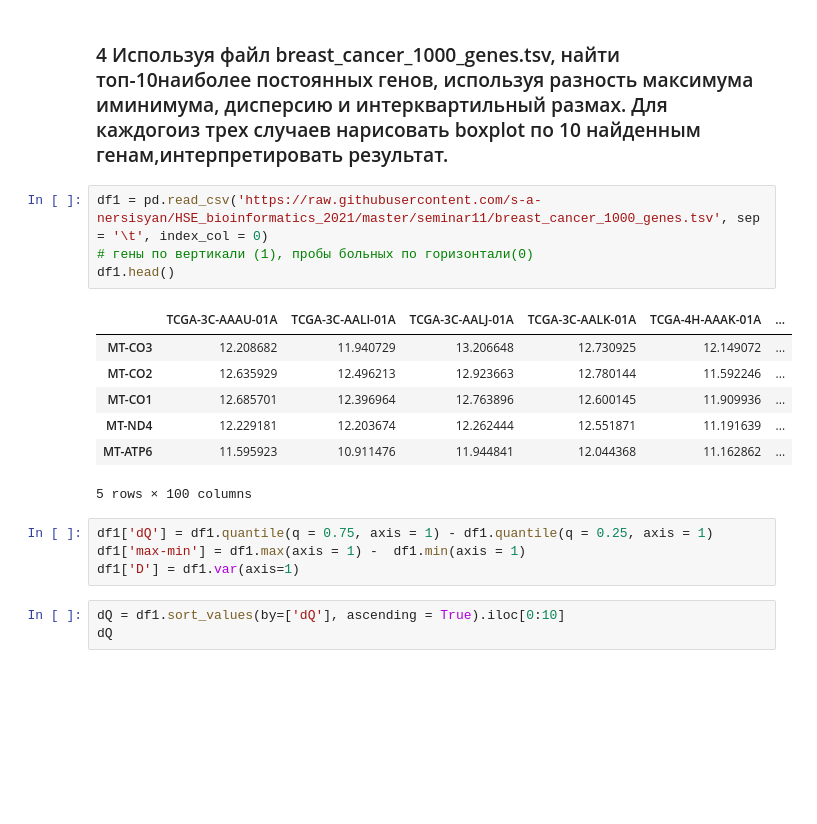
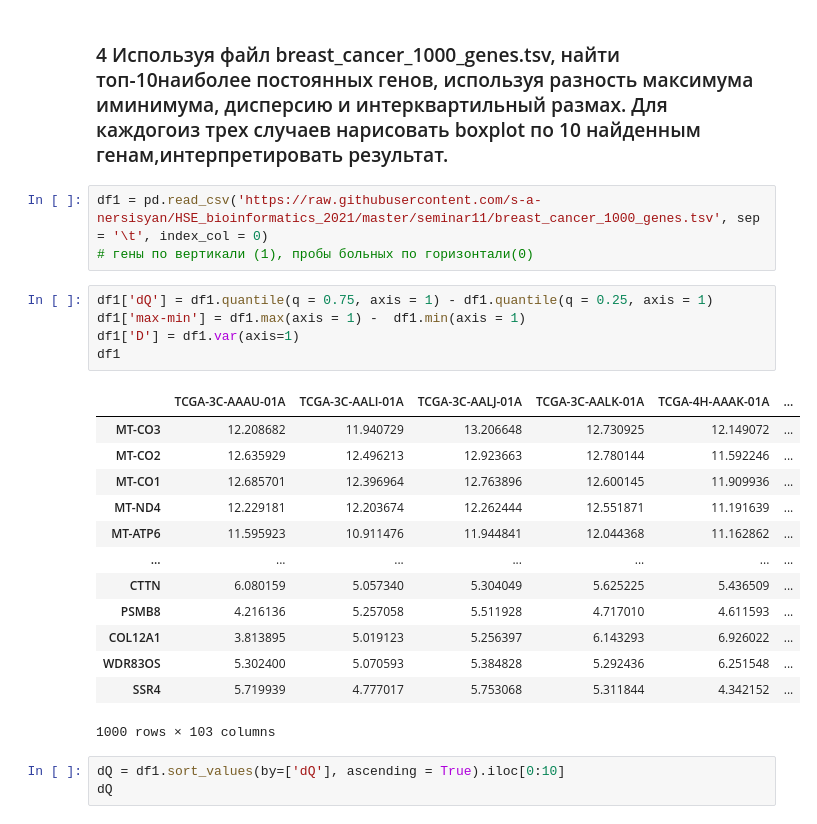
Before and after one commit to eentartetekunst/sem11, a Jupyter notebook: HW11.ipynb, the cells around one changed output. Drawn from its saved outputs; the diff is of its cells as text; blank space fills up the shorter version.

```diff
--- a/HW11.ipynb
+++ b/HW11.ipynb
@@ -24,19 +39,25 @@ df.loc['S^2 - Lambda'] = np.abs(df.loc['S^2'] - Lambda)
 # %%
 df1 = pd.read_csv('https://raw.githubusercontent.com/s-a-nersisyan/HSE_bioinformatics_2021/master/seminar11/breast_cancer_1000_genes.tsv', sep = '\t', index_col = 0)
 # гены по вертикали (1), пробы больных по горизонтали(0)
-df1.head()
-# %% [output]
-|  | TCGA-3C-AAAU-01A | TCGA-3C-AALI-01A | TCGA-3C-AALJ-01A | TCGA-3C-AALK-01A | TCGA-4H-AAAK-01A | ... |
-| MT-CO3 | 12.208682 | 11.940729 | 13.206648 | 12.730925 | 12.149072 | ... |
-| MT-CO2 | 12.635929 | 12.496213 | 12.923663 | 12.780144 | 11.592246 | ... |
-| MT-CO1 | 12.685701 | 12.396964 | 12.763896 | 12.600145 | 11.909936 | ... |
-| MT-ND4 | 12.229181 | 12.203674 | 12.262444 | 12.551871 | 11.191639 | ... |
-| MT-ATP6 | 11.595923 | 10.911476 | 11.944841 | 12.044368 | 11.162862 | ... |
-5 rows × 100 columns
 # %%
 df1['dQ'] = df1.quantile(q = 0.75, axis = 1) - df1.quantile(q = 0.25, axis = 1)
 df1['max-min'] = df1.max(axis = 1) -  df1.min(axis = 1)
 df1['D'] = df1.var(axis=1)
+df1
+# %% [output]
+|  | TCGA-3C-AAAU-01A | TCGA-3C-AALI-01A | TCGA-3C-AALJ-01A | TCGA-3C-AALK-01A | TCGA-4H-AAAK-01A | ... |
+| MT-CO3 | 12.208682 | 11.940729 | 13.206648 | 12.730925 | 12.149072 | ... |
+| MT-CO2 | 12.635929 | 12.496213 | 12.923663 | 12.780144 | 11.592246 | ... |
+| MT-CO1 | 12.685701 | 12.396964 | 12.763896 | 12.600145 | 11.909936 | ... |
+| MT-ND4 | 12.229181 | 12.203674 | 12.262444 | 12.551871 | 11.191639 | ... |
+| MT-ATP6 | 11.595923 | 10.911476 | 11.944841 | 12.044368 | 11.162862 | ... |
+| ... | ... | ... | ... | ... | ... | ... |
+| CTTN | 6.080159 | 5.057340 | 5.304049 | 5.625225 | 5.436509 | ... |
+| PSMB8 | 4.216136 | 5.257058 | 5.511928 | 4.717010 | 4.611593 | ... |
+| COL12A1 | 3.813895 | 5.019123 | 5.256397 | 6.143293 | 6.926022 | ... |
+| WDR83OS | 5.302400 | 5.070593 | 5.384828 | 5.292436 | 6.251548 | ... |
+| SSR4 | 5.719939 | 4.777017 | 5.753068 | 5.311844 | 4.342152 | ... |
+1000 rows × 103 columns
 # %%
 dQ = df1.sort_values(by=['dQ'], ascending = True).iloc[0:10]
 dQ
```
Also changed, not shown: parts of 5 cells of this notebook.
